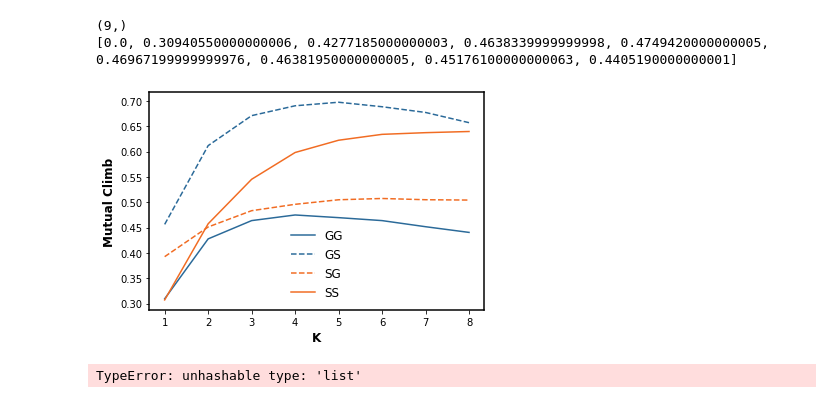
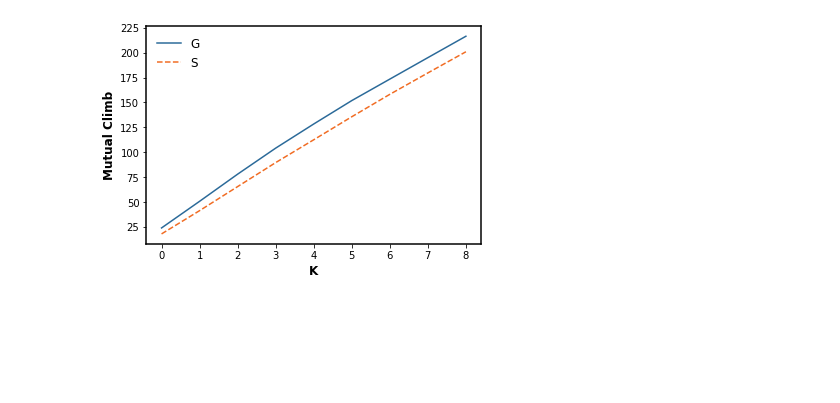
Before and after one commit to baldFemale/OpenInnovationFramework, a Jupyter notebook: Mechanism/Discrete_MutualClimb_by_Chance/Evaluator.ipynb, the cells around one changed output. Cells and saved outputs as stored; diff of their text form; code cells hidden in the pictures; blank space fills up the shorter version.

```diff
--- a/Mechanism/Discrete_MutualClimb_by_Chance/Evaluator.ipynb
+++ b/Mechanism/Discrete_MutualClimb_by_Chance/Evaluator.ipynb
@@ -41,52 +41,29 @@ color_pairs = [[shallow_purple, deep_purple],  [shallow_green, deep_green],
                [shallow_grey, deep_grey]]
 morandi_colors = [morandi_blue, morandi_green, morandi_yellow, morandi_orange, morandi_pink, morandi_red, morandi_purple]
 # %%
-data_folder = r"E:\data\gst-0815-23\Mechanism\Discrete_MutualClimb_3"
-gg_climb_file = data_folder + r"\gg_mutual_climb_across_K"
-gs_climb_file = data_folder + r"\gs_mutual_climb_across_K"
-ss_climb_file = data_folder + r"\ss_mutual_climb_across_K"
-sg_climb_file = data_folder + r"\sg_mutual_climb_across_K"
+data_folder = r"E:\data\gst-0815-23\Mechanism\Discrete_MutualClimb_by_Chance"
+g_climb_file = data_folder + r"\g_mutual_climb_across_K"
+s_climb_file = data_folder + r"\s_mutual_climb_across_K"
 
-with open(gg_climb_file, 'rb') as infile:
-    gg_climb = pickle.load(infile)
-with open(gs_climb_file, 'rb') as infile:
-    gs_climb = pickle.load(infile)
-with open(ss_climb_file, 'rb') as infile:
-    ss_climb = pickle.load(infile)
-with open(sg_climb_file, 'rb') as infile:
-    sg_climb = pickle.load(infile)
-print(np.array(gg_climb).shape)
-print(gg_climb)
+with open(g_climb_file, 'rb') as infile:
+    g_climb = pickle.load(infile)
+with open(s_climb_file, 'rb') as infile:
+    s_climb = pickle.load(infile)
-# %% [output]
-(9,)
-[0.0, 0.30940550000000006, 0.4277185000000003, 0.4638339999999998, 0.4749420000000005, 0.46967199999999976, 0.46381950000000005, 0.45176100000000063, 0.4405190000000001]
 # %%
 # GST Fitness
-x = range(1, 9)
+x = range(len(g_climb))
 fig, ax = plt.subplots()
 ax.spines["left"].set_linewidth(1.5)
 ax.spines["right"].set_linewidth(1.5)
 ax.spines["top"].set_linewidth(1.5)
 ax.spines["bottom"].set_linewidth(1.5)
-plt.plot(x, gg_climb[1:], "-", label="GG", color=nature_blue)
-plt.plot(x, gs_climb[1:], "--", label="GS", color=nature_blue)
-
-plt.plot(x, sg_climb[1:], "--", label="SG", color=nature_orange)
-plt.plot(x, ss_climb[1:], "-", label="SS", color=nature_orange)
-
+plt.plot(x, g_climb, "-", label="G", color=nature_blue)
+plt.plot(x, s_climb, "--", label="S", color=nature_orange)
 plt.xlabel('K', fontweight='bold', fontsize=12)
 plt.ylabel('Mutual Climb', fontweight='bold', fontsize=12)
 plt.xticks(x)
 plt.legend(frameon=False, ncol=1, fontsize=12)
 plt.savefig(data_folder + r"\mutual_climb.png", transparent=True, dpi=300)
 plt.show()
 # %% [output]
-[figure, old version]
+[figure, new version]
-# %%
-x = ["0", "1", "2", "3"]
-y = [x, x, ["1", "1", "2", "3"], ["2", "1", "2", "3"]]
-# y.remove(x)
-# print(x in y)
-print(set(y))
-# %% [output]
-TypeError: unhashable type: 'list'
```
Also changed, not shown: 3 other files.
